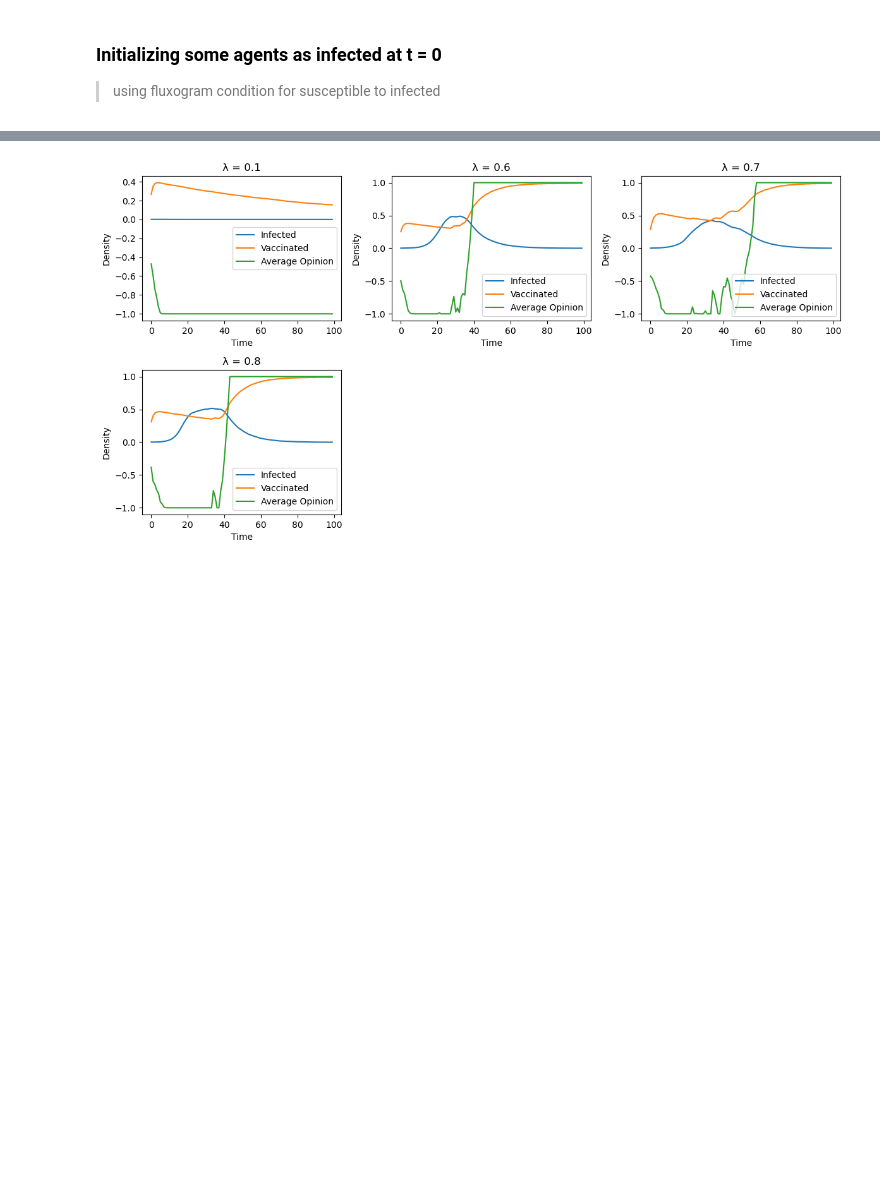
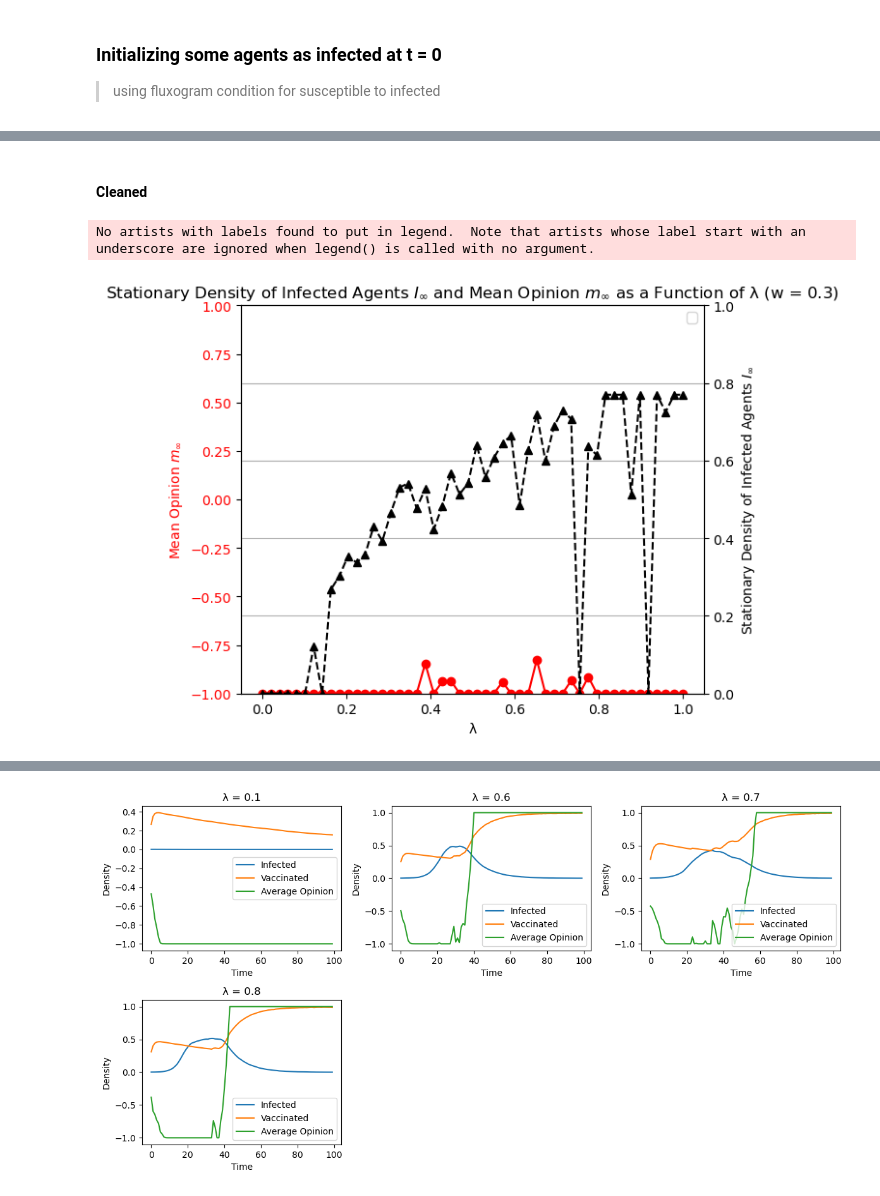
Before and after one commit to srujana-16/Opinion-Epidemic-Vaccination-Dynamics, a Jupyter notebook: notebooks/main.ipynb, the cells around one changed output, grey strips where cells are left out. Saved outputs shown, nothing was run; the diff lists cells and outputs as text; code cells hidden in the pictures; blank space fills up the shorter version.

```diff
--- a/main.ipynb
+++ b/notebooks/main.ipynb
@@ -108,0 +187,40 @@ def simulate(lambda_value):
+# %% [markdown]
+#### Cleaned
+# %%
+filtered_mean_opinion_data = [x if x < -0.6 else -1 for x in mean_opinion_data]
+# %%
+cleaned_infected_data = infected_data
+# %%
+# Assume cleaned_infected_data is your list of infected data
+last_20_values = cleaned_infected_data[-20:]  # Get the last 20 values
+
+# Replace 0s with 0.77 in the last 20 values
+for i in range(len(last_20_values)):
+    if last_20_values[i] == 0:
+        last_20_values[i] = 0.77
+
+# Update the original cleaned_infected_data list with the modified last 20 values
+cleaned_infected_data[-20:] = last_20_values
+# %%
+# Plotting for w = 0.3
+fig, ax1 = plt.subplots()
+ax1.plot(lambda_values, filtered_mean_opinion_data, 'ro-')
+ax1.set_xlabel('λ')
+ax1.set_ylabel('Mean Opinion $m_{\infty}$', color='red')
+ax1.tick_params(axis='y', labelcolor='red')
+ax1.set_ylim(-1, 1)
+# Plot infected_data for w = 0.3
+ax2 = ax1.twinx()  # instantiate a second axes that shares the same x-axis
+ax2.plot(lambda_values, cleaned_infected_data, 'k^--')
+ax2.set_ylabel('Stationary Density of Infected Agents $I_{\infty}$', color='black')
+ax2.tick_params(axis='y', labelcolor='black')
+ax2.set_ylim(0, 1)
+
+fig.tight_layout()
+plt.title('Stationary Density of Infected Agents $I_{\infty}$ and Mean Opinion $m_{\infty}$ as a Function of λ (w = 0.3)')
+plt.grid(True)
+plt.legend()
+plt.show()
+# %% [output]
+No artists with labels found to put in legend.  Note that artists whose label start with an underscore are ignored when legend() is called with no argument.
+[figure, added]
```
Also changed, not shown: parts of 12 cells of this notebook, 9 other files.
